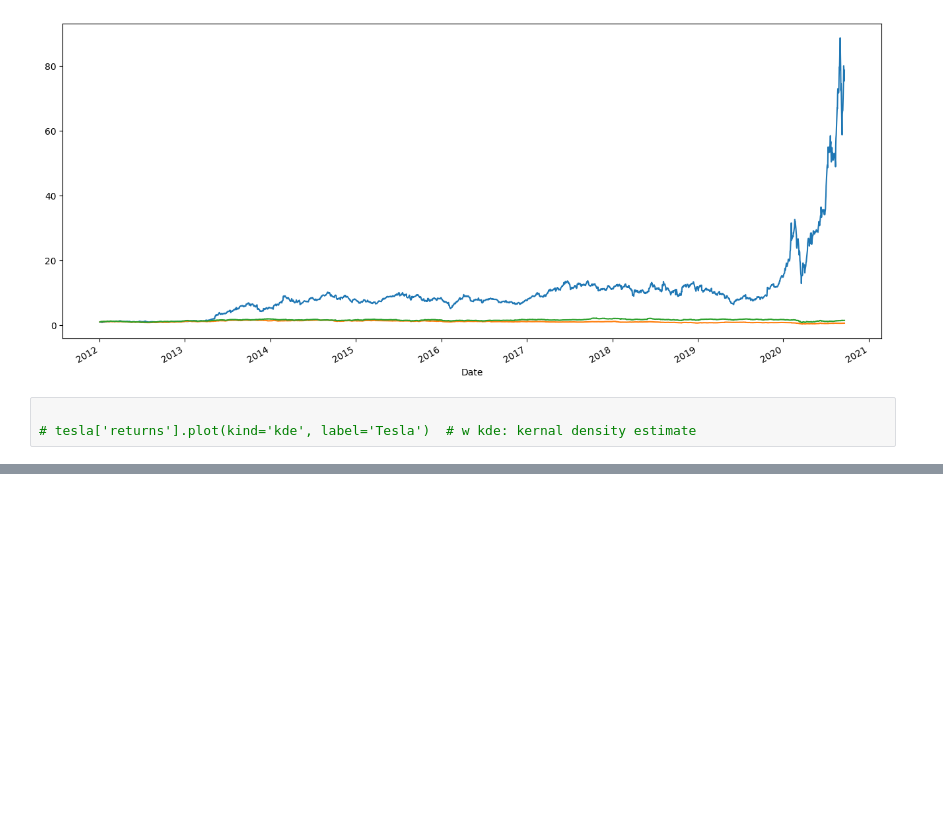
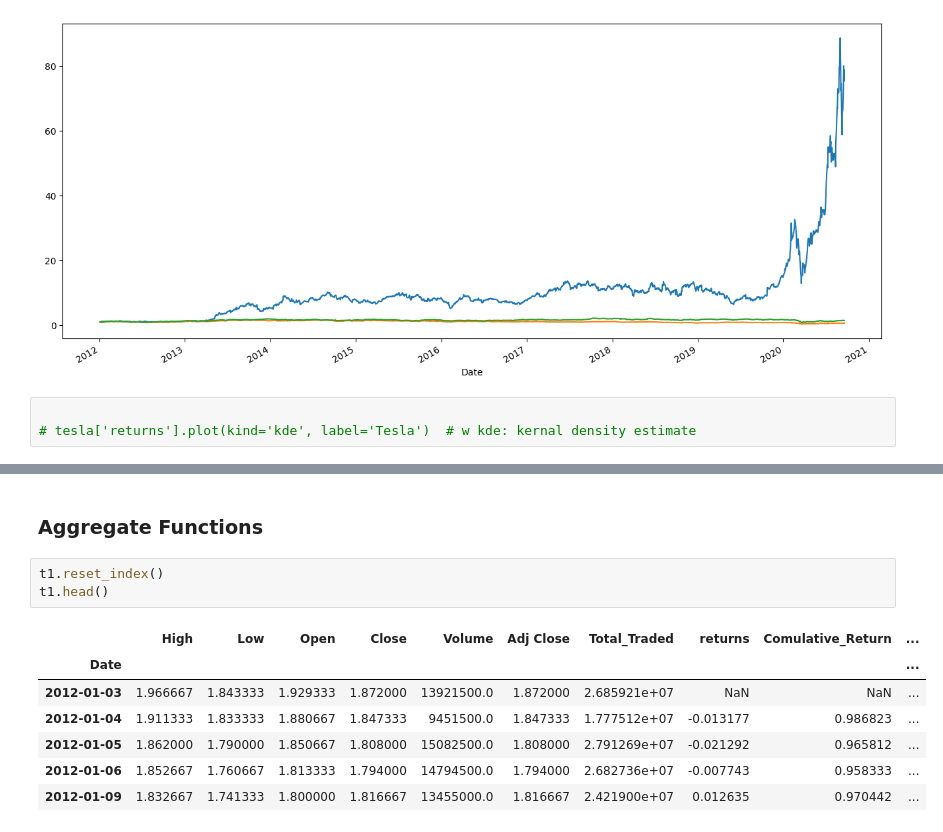
Before and after one commit to lamass/StatsExercises, a Jupyter notebook: stocks_analysis_2.ipynb, the cells around one changed output, grey strips where cells are left out. Drawn from its saved outputs; the diff is of its cells as text; blank space fills up the shorter version.

```diff
--- a/stocks_analysis_2.ipynb
+++ b/stocks_analysis_2.ipynb
@@ -319,0 +372,13 @@ gm['Cumulative_Return'].plot(label='GM', figsize=(16,7))
+# %% [markdown]
+### Aggregate Functions
+# %%
+t1.reset_index()
+t1.head()
+# %% [output]
+|  | High | Low | Open | Close | Volume | Adj Close | Total_Traded | returns | Comulative_Return | ... |
+| Date |  |  |  |  |  |  |  |  |  | ... |
+| 2012-01-03 | 1.966667 | 1.843333 | 1.929333 | 1.872000 | 13921500.0 | 1.872000 | 2.685921e+07 | NaN | NaN | ... |
+| 2012-01-04 | 1.911333 | 1.833333 | 1.880667 | 1.847333 | 9451500.0 | 1.847333 | 1.777512e+07 | -0.013177 | 0.986823 | ... |
+| 2012-01-05 | 1.862000 | 1.790000 | 1.850667 | 1.808000 | 15082500.0 | 1.808000 | 2.791269e+07 | -0.021292 | 0.965812 | ... |
+| 2012-01-06 | 1.852667 | 1.760667 | 1.813333 | 1.794000 | 14794500.0 | 1.794000 | 2.682736e+07 | -0.007743 | 0.958333 | ... |
+| 2012-01-09 | 1.832667 | 1.741333 | 1.800000 | 1.816667 | 13455000.0 | 1.816667 | 2.421900e+07 | 0.012635 | 0.970442 | ... |
```
Also changed, not shown: parts of 19 cells of this notebook.
